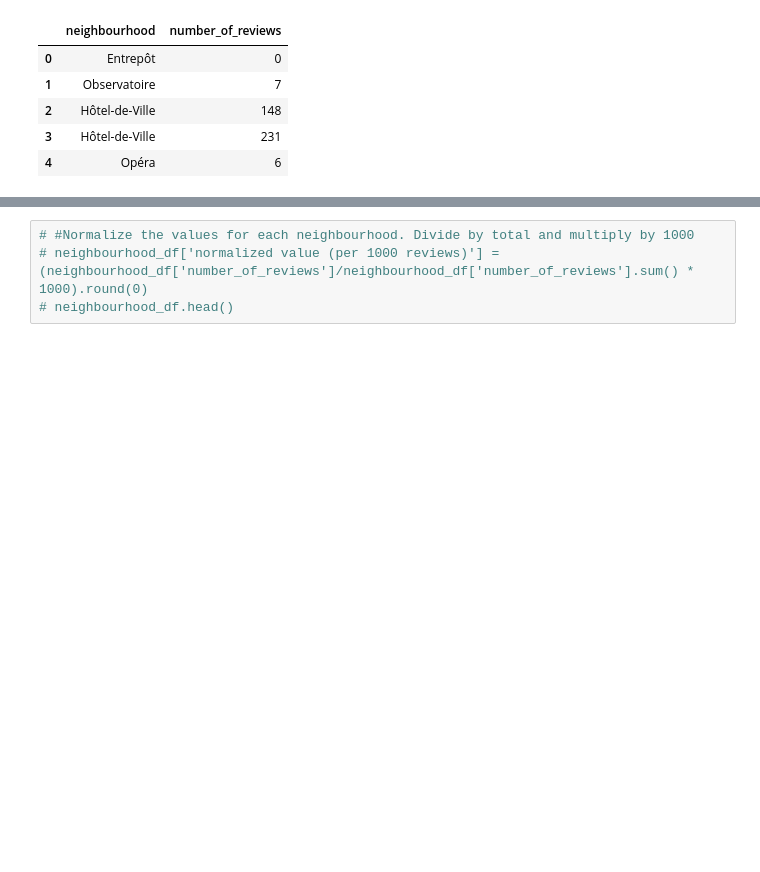
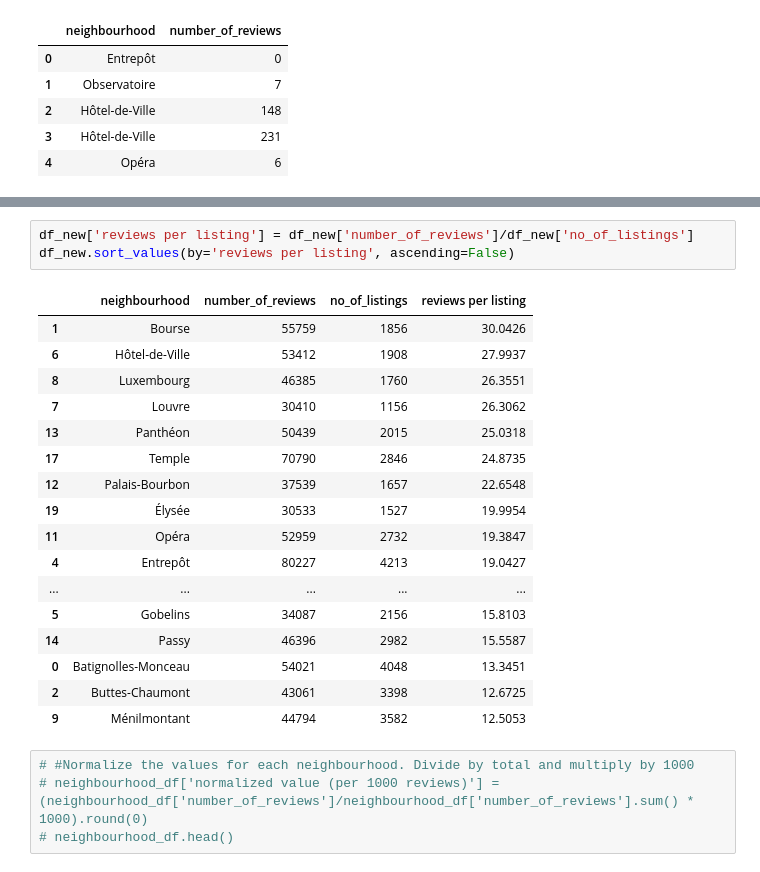
Before and after one commit to tiwaab-zz/airbnb-neighbourhoods, a Jupyter notebook: airbnb_analysis.ipynb, the cells around one changed output, grey strips where cells are left out. Cells and saved outputs as stored; diff of their text form; blank space fills up the shorter version.

```diff
--- a/airbnb_analysis.ipynb
+++ b/airbnb_analysis.ipynb
@@ -40,3 +128,24 @@ df.head()
+# %%
+df_new['reviews per listing'] = df_new['number_of_reviews']/df_new['no_of_listings']
+df_new.sort_values(by='reviews per listing', ascending=False)
+# %% [output]
+|  | neighbourhood | number_of_reviews | no_of_listings | reviews per listing |
+| 1 | Bourse | 55759 | 1856 | 30.0426 |
+| 6 | Hôtel-de-Ville | 53412 | 1908 | 27.9937 |
+| 8 | Luxembourg | 46385 | 1760 | 26.3551 |
+| 7 | Louvre | 30410 | 1156 | 26.3062 |
+| 13 | Panthéon | 50439 | 2015 | 25.0318 |
+| 17 | Temple | 70790 | 2846 | 24.8735 |
+| 12 | Palais-Bourbon | 37539 | 1657 | 22.6548 |
+| 19 | Élysée | 30533 | 1527 | 19.9954 |
+| 11 | Opéra | 52959 | 2732 | 19.3847 |
+| 4 | Entrepôt | 80227 | 4213 | 19.0427 |
+| ... | ... | ... | ... | ... |
+| 5 | Gobelins | 34087 | 2156 | 15.8103 |
+| 14 | Passy | 46396 | 2982 | 15.5587 |
+| 0 | Batignolles-Monceau | 54021 | 4048 | 13.3451 |
+| 2 | Buttes-Chaumont | 43061 | 3398 | 12.6725 |
+| 9 | Ménilmontant | 44794 | 3582 | 12.5053 |
 # %%
 # #Normalize the values for each neighbourhood. Divide by total and multiply by 1000
 # neighbourhood_df['normalized value (per 1000 reviews)'] = (neighbourhood_df['number_of_reviews']/neighbourhood_df['number_of_reviews'].sum() * 1000).round(0)
```
Also changed, not shown: parts of 6 cells of this notebook, 2 other files.
